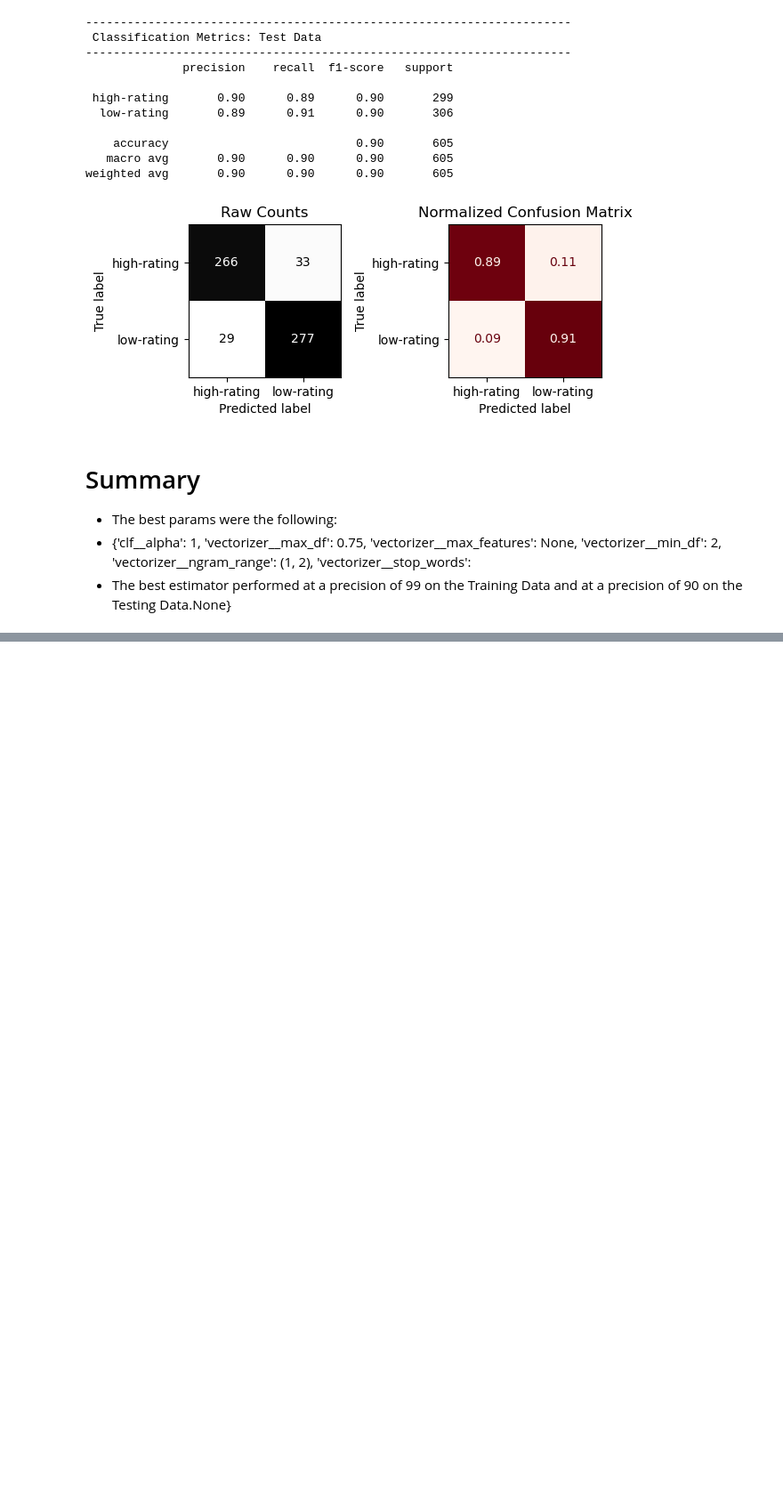
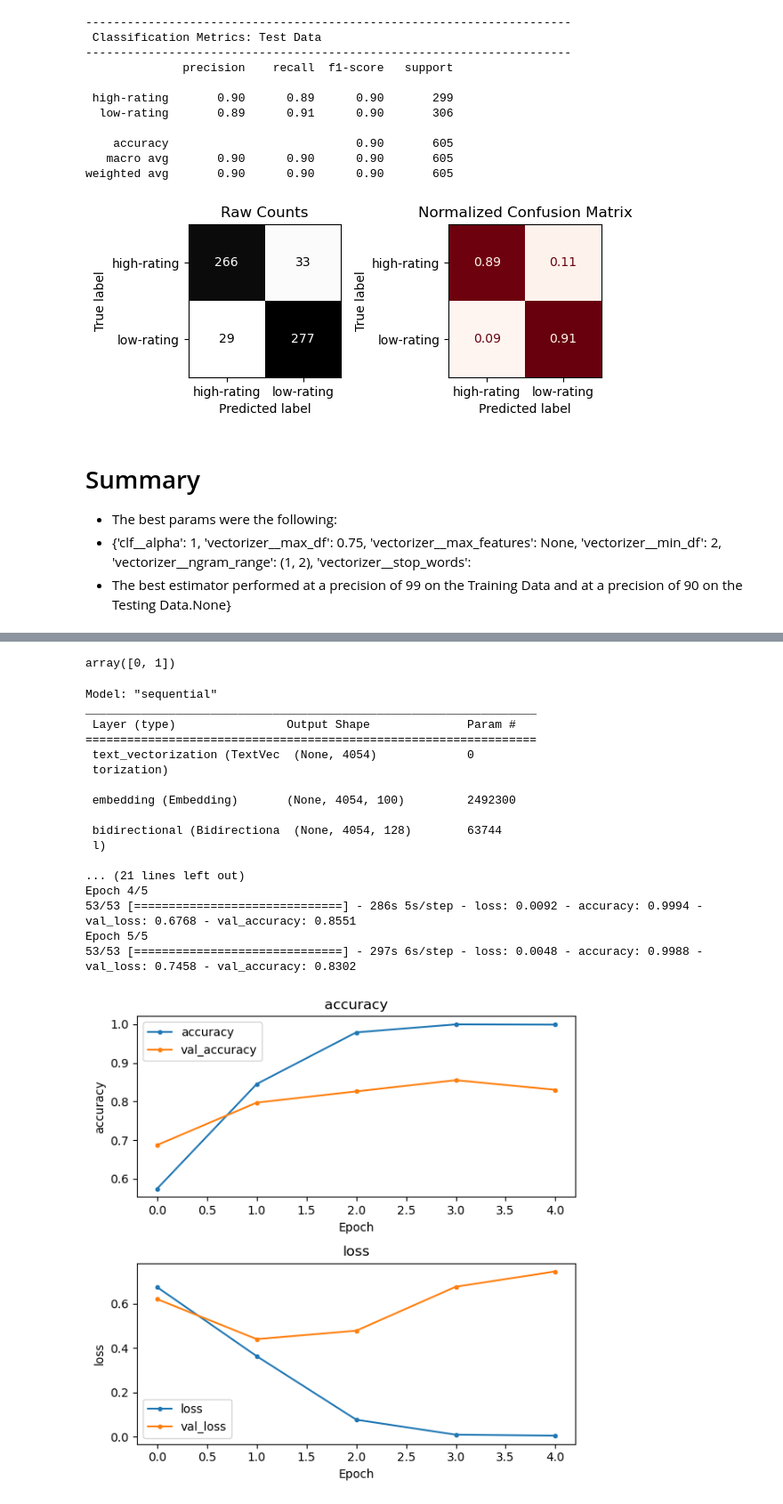
Before and after one commit to K-Pridge/NLP-Movies-Model, a Jupyter notebook: Review Classification.ipynb, the cells around one changed output, grey strips where cells are left out. Shown at 89% size. Cells and saved outputs as stored; diff of their text form; code cells hidden in the pictures; blank space fills up the shorter version.

```diff
--- a/Review Classification.ipynb
+++ b/Review Classification.ipynb
@@ -359,0 +408,5 @@ weighted avg       0.90      0.90      0.90       605
+# %%
+# Convert to Dataset Object
+ds = tf.data.Dataset.from_tensor_slices((X, y))
+# Shuffle dataset
+ds = ds.shuffle(buffer_size=len(ds),reshuffle_each_iteration=False)
@@ -359,0 +497,7 @@ weighted avg       0.90      0.90      0.90       605
+# %%
+# Define sequence length as a variable for future use
+SEQUENCE_LENGTH = 4054
+# Define vectorizer layer. Use the custom function to build and fit the vectorizer before using it in model
+vectorizer, lookup = make_text_vectorization_layer(train_ds, output_mode='int',output_sequence_length=SEQUENCE_LENGTH, verbose=True)
+# Check the size of the vocabulary
+VOCAB_SIZE = len(vectorizer.get_vocabulary())
@@ -359,0 +527,6 @@ weighted avg       0.90      0.90      0.90       605
+# %%
+# Define classes variable
+classes = y.unique()
+classes
+# %% [output]
+array([0, 1])
@@ -359,0 +691,62 @@ weighted avg       0.90      0.90      0.90       605
+# %%
+def build_gru_model_bi_pool(text_vectorization_layer):
+
+    gru_model_bi_pool = Sequential([
+        text_vectorization_layer,
+        layers.Embedding(input_dim=VOCAB_SIZE,
+                      output_dim=EMBED_DIM,
+                      input_length=SEQUENCE_LENGTH)])
+
+    # Add bidirectional component to GRU layer
+    gru_model_bi_pool.add(layers.Bidirectional(layers.GRU(64, return_sequences = True)))
+    gru_model_bi_pool.add(layers.Dropout(.2))
+    gru_model_bi_pool.add(layers.Bidirectional(layers.GRU(64, return_sequences = True)))
+    # Add a pooling layer *new
+    gru_model_bi_pool.add(layers.GlobalMaxPooling1D())
+
+    # Output layer
+    gru_model_bi_pool.add(layers.Dense(len(classes), activation='softmax'))
+
+    optimizer = optimizers.legacy.Adam()
+    gru_model_bi_pool.compile(optimizer=optimizer,
+                  loss='sparse_categorical_crossentropy', metrics=['accuracy'])
+    gru_model_bi_pool.summary()
+    return gru_model_bi_pool
+#Include callbacks
+def get_callbacks(patience=3, monitor='val_accuracy'):
+    early_stop = tf.keras.callbacks.EarlyStopping(patience=patience, monitor=monitor)
+    return [early_stop]
+EMBED_DIM = 100
+#Build the model
+model = build_gru_model_bi_pool(vectorizer)
+# Fit the model
+EPOCHS = 5#30
+history = model.fit(
+    train_ds,
+    epochs=EPOCHS,
+    validation_data=val_ds,
+    callbacks=get_callbacks(),
+)
+# Evaluate the model
+results = evaluate_classification_network(
+    model, X_train=train_ds,
+    X_test=test_ds, history=history);
+# %% [output]
+Model: "sequential"
+_________________________________________________________________
+ Layer (type)                Output Shape              Param #
+=================================================================
+ text_vectorization (TextVec  (None, 4054)             0
+ torization)
+
+ embedding (Embedding)       (None, 4054, 100)         2492300
+
+ bidirectional (Bidirectiona  (None, 4054, 128)        63744
+ l)
+
+... (21 lines left out)
+Epoch 4/5
+53/53 [==============================] - 286s 5s/step - loss: 0.0092 - accuracy: 0.9994 - val_loss: 0.6768 - val_accuracy: 0.8551
+Epoch 5/5
+53/53 [==============================] - 297s 6s/step - loss: 0.0048 - accuracy: 0.9988 - val_loss: 0.7458 - val_accuracy: 0.8302
+[figure, added]
```
Also changed, not shown: parts of 17 cells of this notebook, 1 other file.
